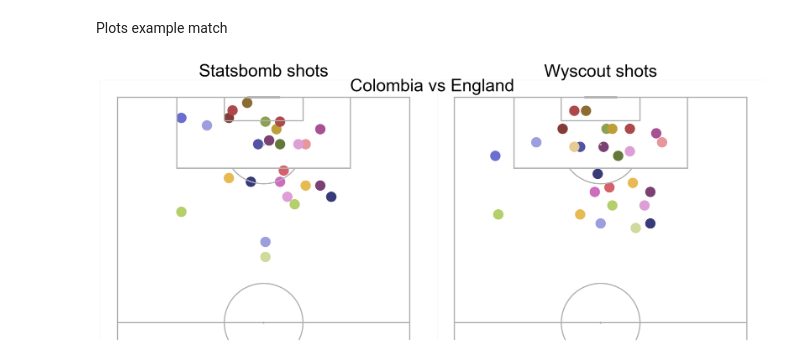
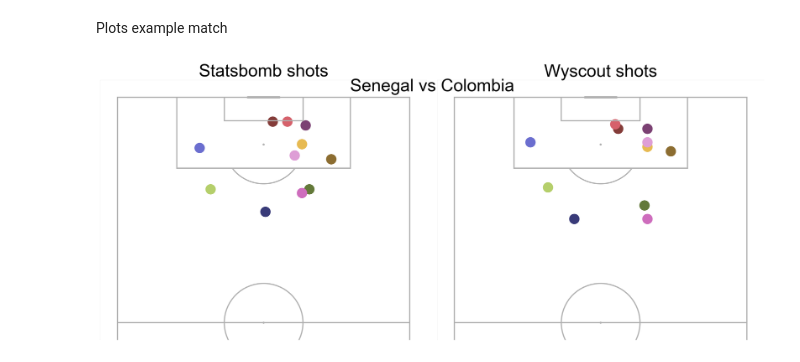
Before and after one commit to andrewRowlinson/expected-goals-thesis, a Jupyter notebook: notebooks/compare_overlap.ipynb, the cells around one changed output. Cells and saved outputs as stored; diff of their text form; code cells hidden in the pictures.

```diff
--- a/notebooks/compare_overlap.ipynb
+++ b/notebooks/compare_overlap.ipynb
@@ -349,25 +349,25 @@ Plots example match
 # %%
 plt.style.use('ggplot')
 
 all_ids = df_statsbomb_shots.match_id_wyscout.unique()
 
-subset = df_matched_shots[df_matched_shots.match_id_wyscout == all_ids[0]].copy()
-subset_match = df_wyscout_match[df_wyscout_match.match_id == all_ids[0]]
+subset = df_matched_shots[df_matched_shots.match_id_wyscout == all_ids[1]].copy()
+subset_match = df_wyscout_match[df_wyscout_match.match_id == all_ids[1]]
 team1 = subset_match.home_team_name.values[0]
 team2 = subset_match.away_team_name.values[0]
 
 fig, ax  = plt.subplots(1, 2, figsize=(16, 9), constrained_layout=True)
 fig.suptitle(f'{team1} vs {team2}', fontsize=30, y=0.85, color='black')
 
 pitch_statsperform.draw(ax=ax[0])
 pitch_statsperform.scatter(subset.x_statsbomb, subset.y_statsbomb, c=np.arange(subset.y_statsbomb.size),
                            cmap='tab20b', ax=ax[0], s=300)
 ax[0].set_title('Statsbomb shots', fontsize=30, color='black')
 
 pitch_statsperform.draw(ax=ax[1])
 pitch_statsperform.scatter(subset.x_wyscout, subset.y_wyscout, c=np.arange(subset.y_statsbomb.size),
                            cmap='tab20b', ax=ax[1], s=300)
 ax[1].set_title('Wyscout shots', fontsize=30, color='black')
 fig.savefig('comparison.png')
 # %% [output]
-[figure, old version]
+[figure, new version]
```
